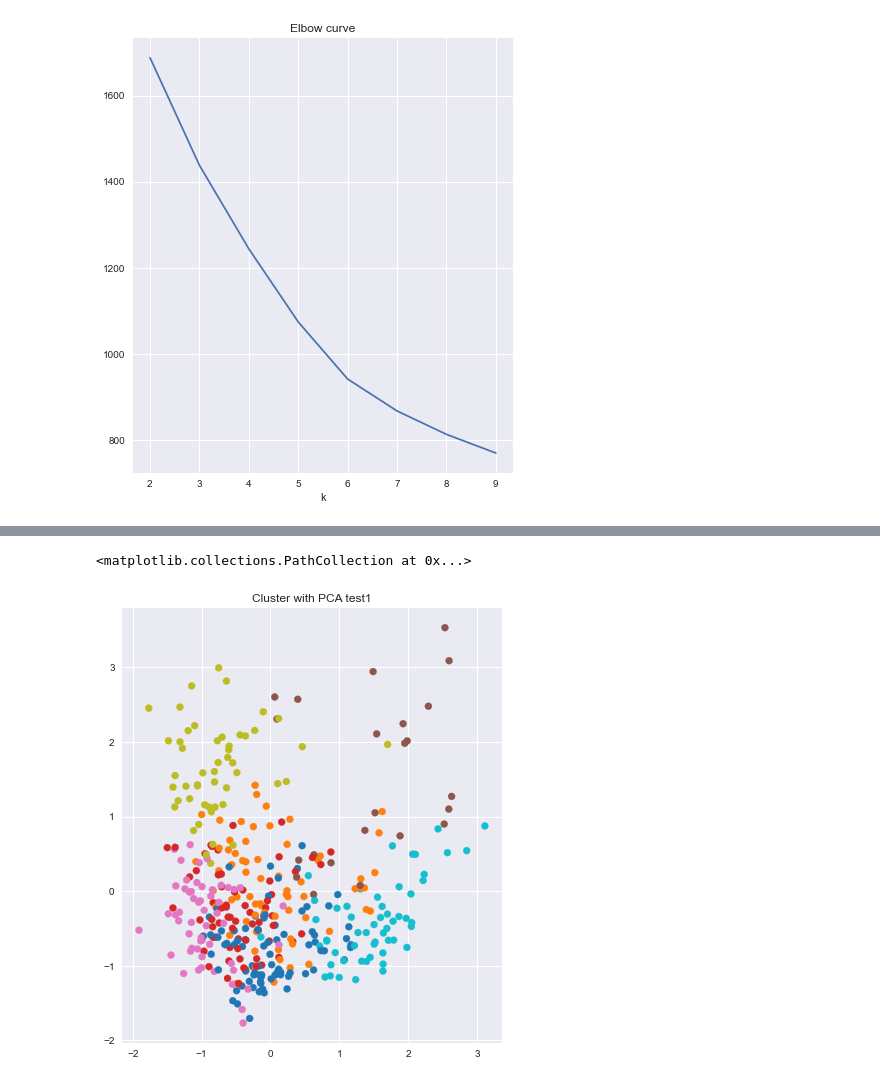
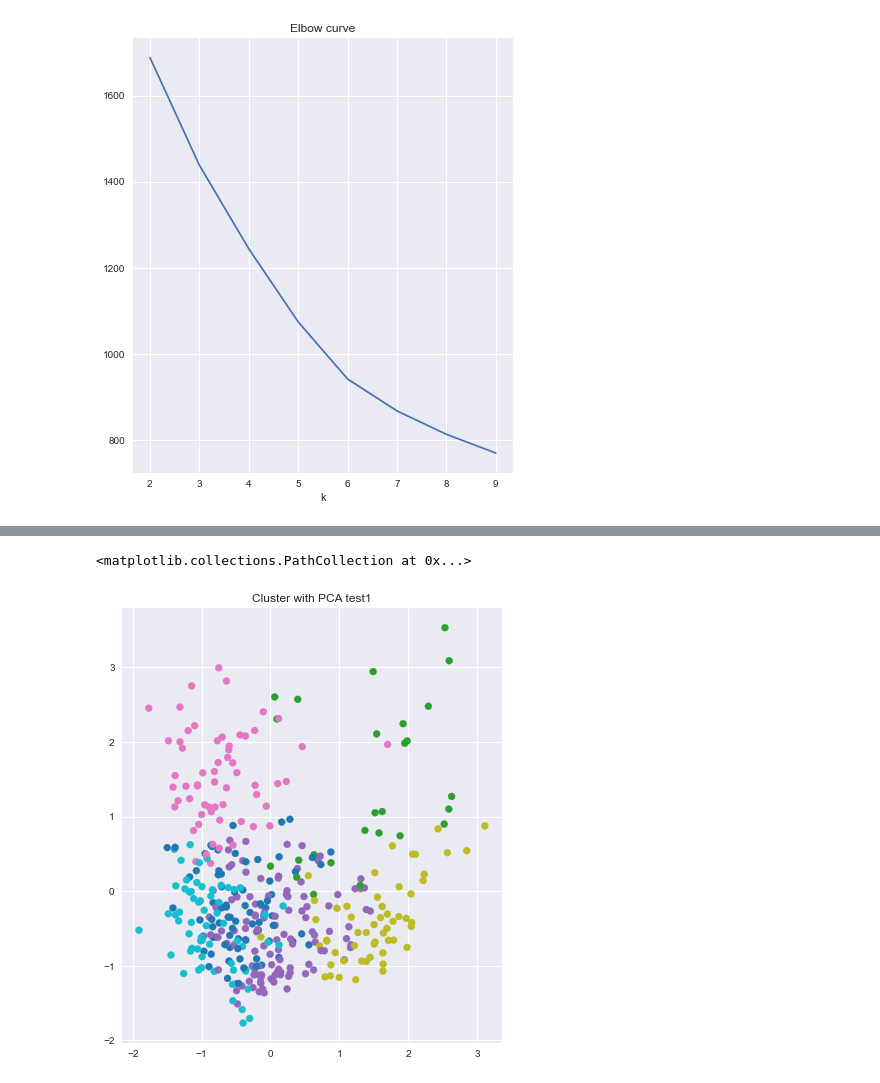
Before and after one commit to CSA100/nba-dsai, a Jupyter notebook: K-MeansClustering.ipynb, the cells around one changed output, grey strips where cells are left out. Drawn from its saved outputs; the diff is of its cells as text; code cells hidden in the pictures.

```diff
--- a/K-MeansClustering.ipynb
+++ b/K-MeansClustering.ipynb
@@ -76,16 +102,16 @@ plt.grid(True)
 # pcaDataScaled.describe().round(1)
 # %%
 #Predict K-Means cluster membership
-km_neat = KMeans(n_clusters=7, random_state=2).fit_predict(pcaDataScaled)
+km_neat = KMeans(n_clusters=6, random_state=2).fit_predict(pcaDataScaled)
 #km_messy = KMeans(n_clusters=3, random_state=2).fit_predict(x_messy)
 
 plt.figure(figsize=(15,8))
 plt.subplot(121, title='Cluster with PCA test1')
 
 plt.scatter(pcaDataScaled[:,0], pcaDataScaled[:,1], c=km_neat, cmap=cmap)
 # %% [output]
 <matplotlib.collections.PathCollection at 0x...>
-[figure, old version]
+[figure, new version]
 # %%
 km_neat
 # %% [output]
```
Also changed, not shown: parts of 5 cells of this notebook.
